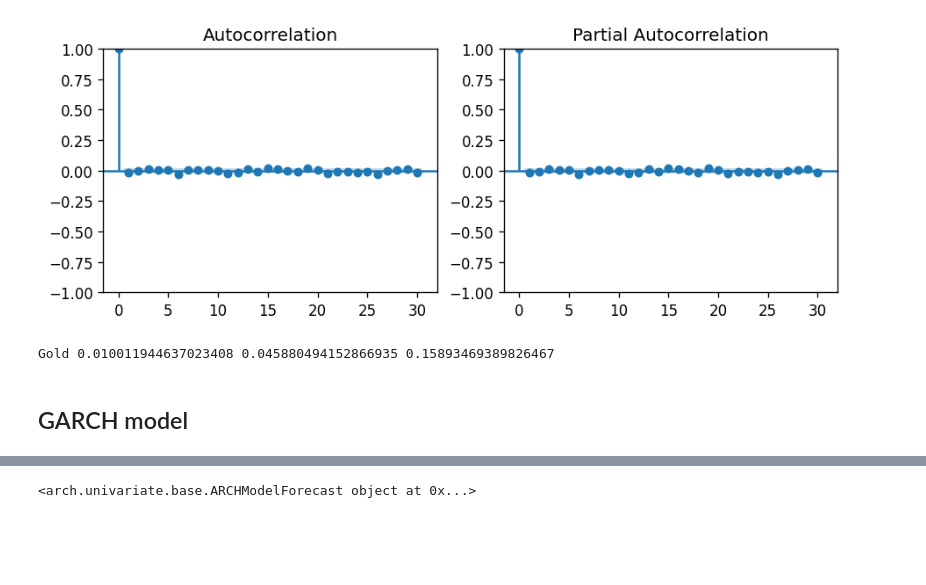
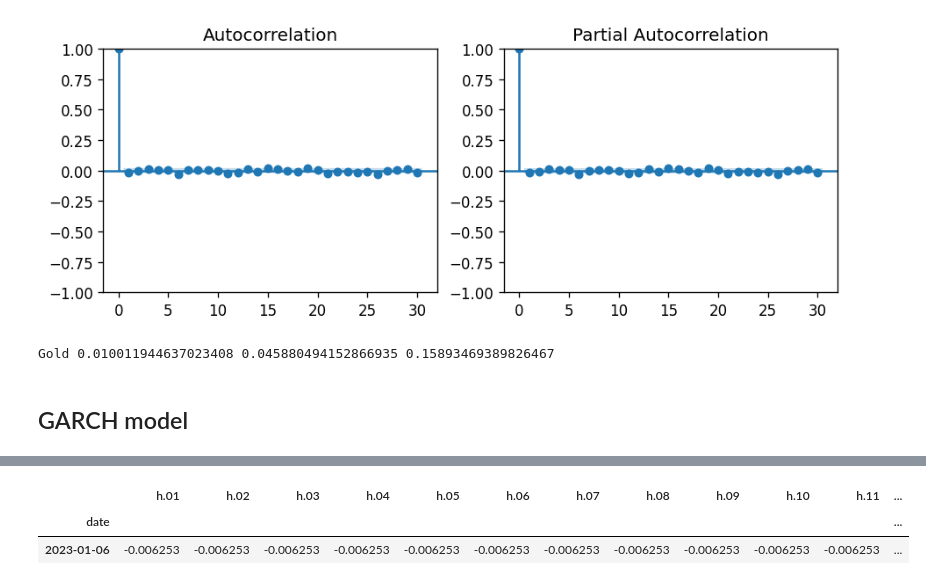
Before and after one commit to maxbranting/gold-forecast, a Jupyter notebook: Models/Volatility/GARCH.ipynb, the cells around one changed output, grey strips where cells are left out. Drawn from its saved outputs; the diff is of its cells as text; code cells hidden in the pictures; blank space fills up the shorter version.

```diff
--- a/Models/Volatility/GARCH.ipynb
+++ b/Models/Volatility/GARCH.ipynb
@@ -262,8 +262,10 @@ Volatility Model
 | beta[4] | 0.2200 | 0.264 | 0.835 | 0.404 | [ -0.297, 0.736] |
 Covariance estimator: robust
 # %%
-forecasts = model_fit.forecast(horizon=30, reindex=False)
+forecasts = model_fit.forecast(horizon=20, reindex=False)
-# %%
-print(forecasts)
-# %% [output]
-<arch.univariate.base.ARCHModelForecast object at 0x...>
+# %%
+forecasts.mean
+# %% [output]
+|  | h.01 | h.02 | h.03 | h.04 | h.05 | h.06 | h.07 | h.08 | h.09 | h.10 | h.11 | ... |
+| date |  |  |  |  |  |  |  |  |  |  |  | ... |
+| 2023-01-06 | -0.006253 | -0.006253 | -0.006253 | -0.006253 | -0.006253 | -0.006253 | -0.006253 | -0.006253 | -0.006253 | -0.006253 | -0.006253 | ... |
```
Also changed, not shown: parts of 2 cells of this notebook, 1 other file.
